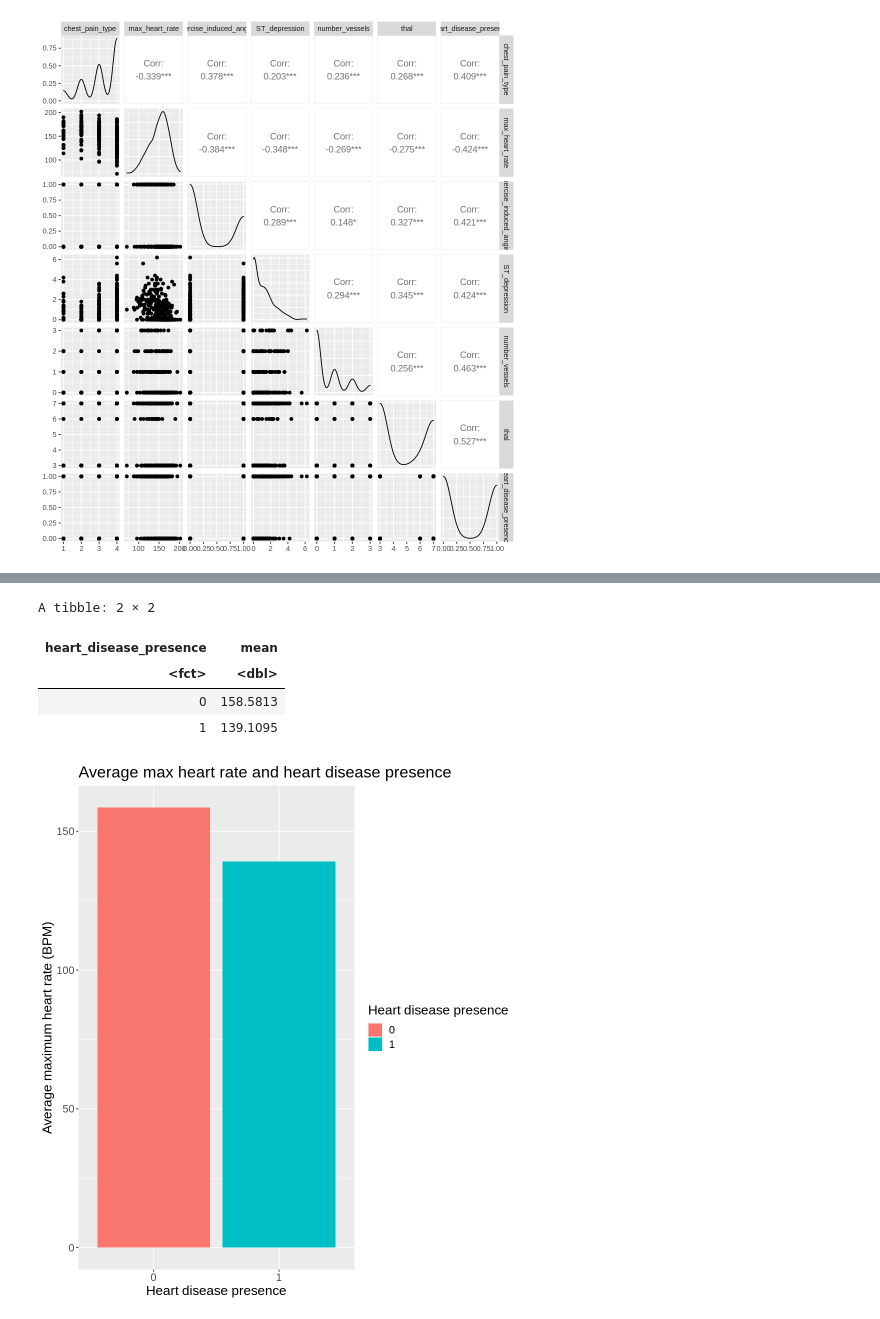
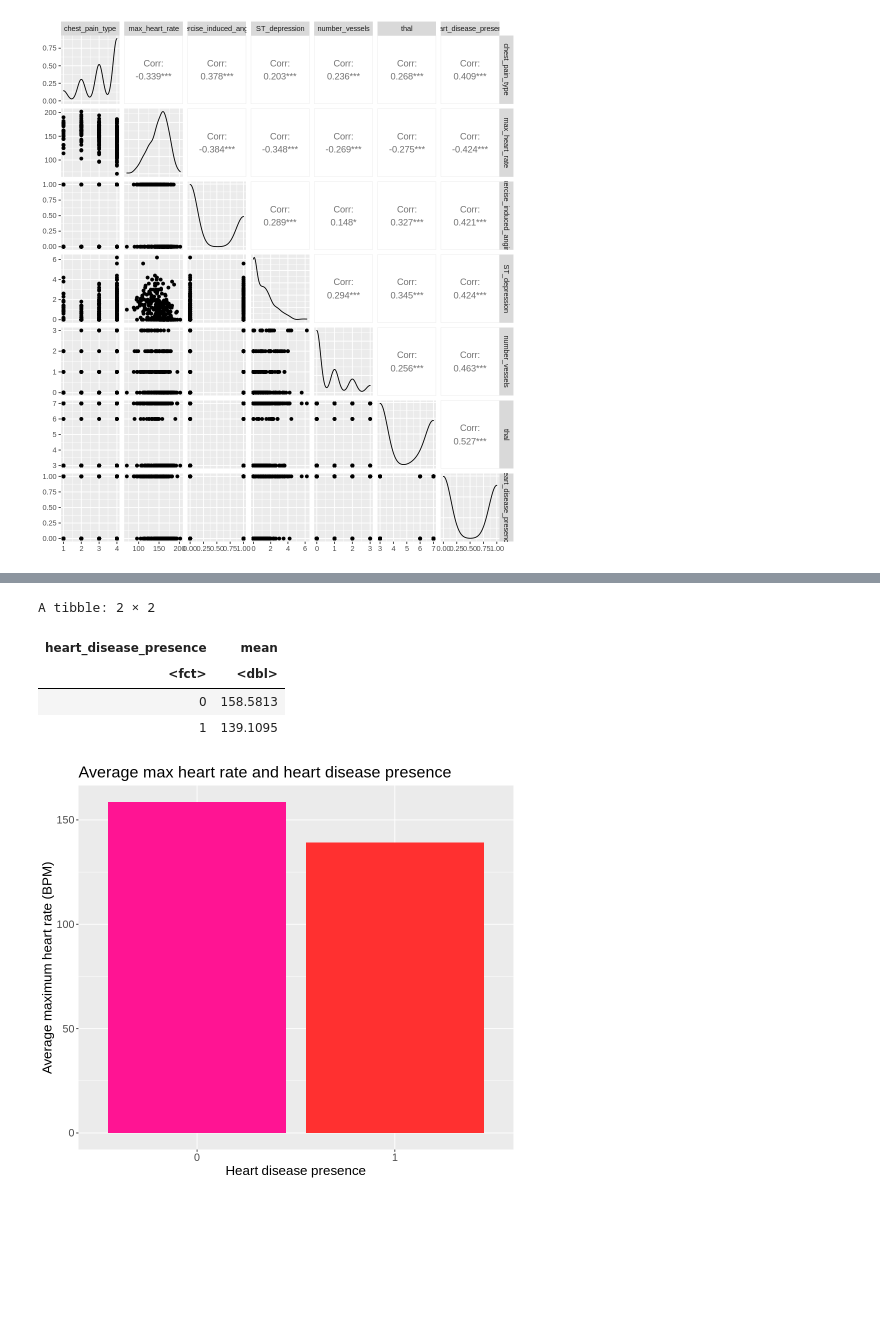
Before and after one commit to samtang22/dsci-100-2022W1-group-21, a Jupyter notebook: heart.data.ipynb, the cells around one changed output, grey strips where cells are left out. Drawn from its saved outputs; the diff is of its cells as text; code cells hidden in the pictures; blank space fills up the shorter version.

Commit message:
Added mosaic plots/changed some formatting

```diff
--- a/heart.data.ipynb
+++ b/heart.data.ipynb
@@ -223,22 +246,23 @@ A tibble: 297 × 7
 # %%
+options(repr.plot.width = 8, repr.plot.height = 7)
 heart_data_summarized <- heart_data |>
     select(max_heart_rate, heart_disease_presence) |>
     group_by(heart_disease_presence) |>
     summarize(mean = mean(max_heart_rate))
 heart_data_summarized
 heart_rate_graph <- ggplot(heart_data_summarized, aes(y = mean, x = heart_disease_presence, fill = heart_disease_presence)) +
-    geom_bar(stat = "identity") +
+    geom_bar(stat = "identity", fill = c("deeppink", "firebrick1")) +
     labs(x = "Heart disease presence", y = "Average maximum heart rate (BPM)", fill = "Heart disease presence") +
     theme(text = element_text(size = 16)) +
     ggtitle("Average max heart rate and heart disease presence")
 heart_rate_graph
 # %% [output]
 A tibble: 2 × 2
 | heart_disease_presence | mean |
 | <fct> | <dbl> |
 | 0 | 158.5813 |
 | 1 | 139.1095 |
-[figure, old version]
+[figure, new version]
 # %%
 set.seed(1)
 heart_split <- initial_split(heart_data, prop = 0.75, strata = heart_disease_presence)
```
Also changed, not shown: parts of 5 cells of this notebook.
